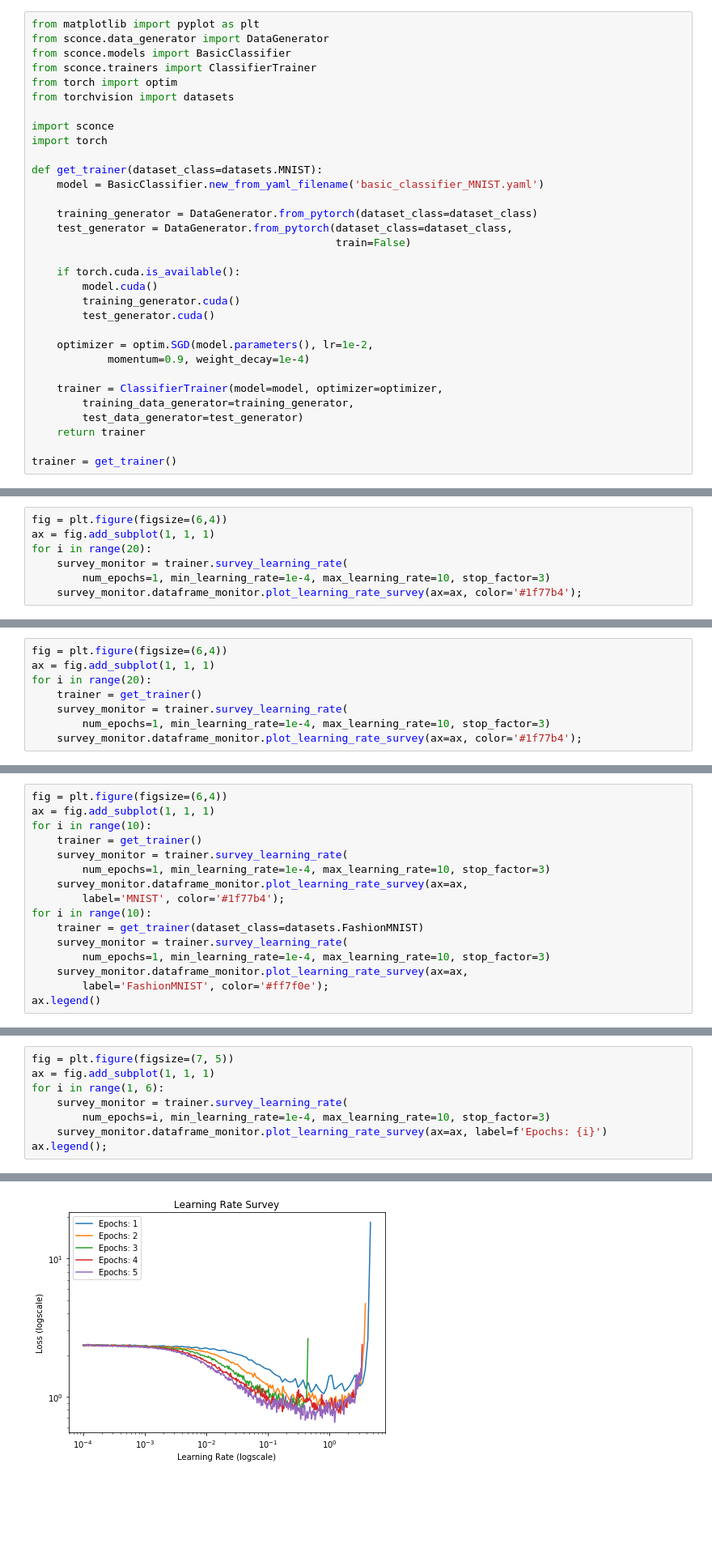
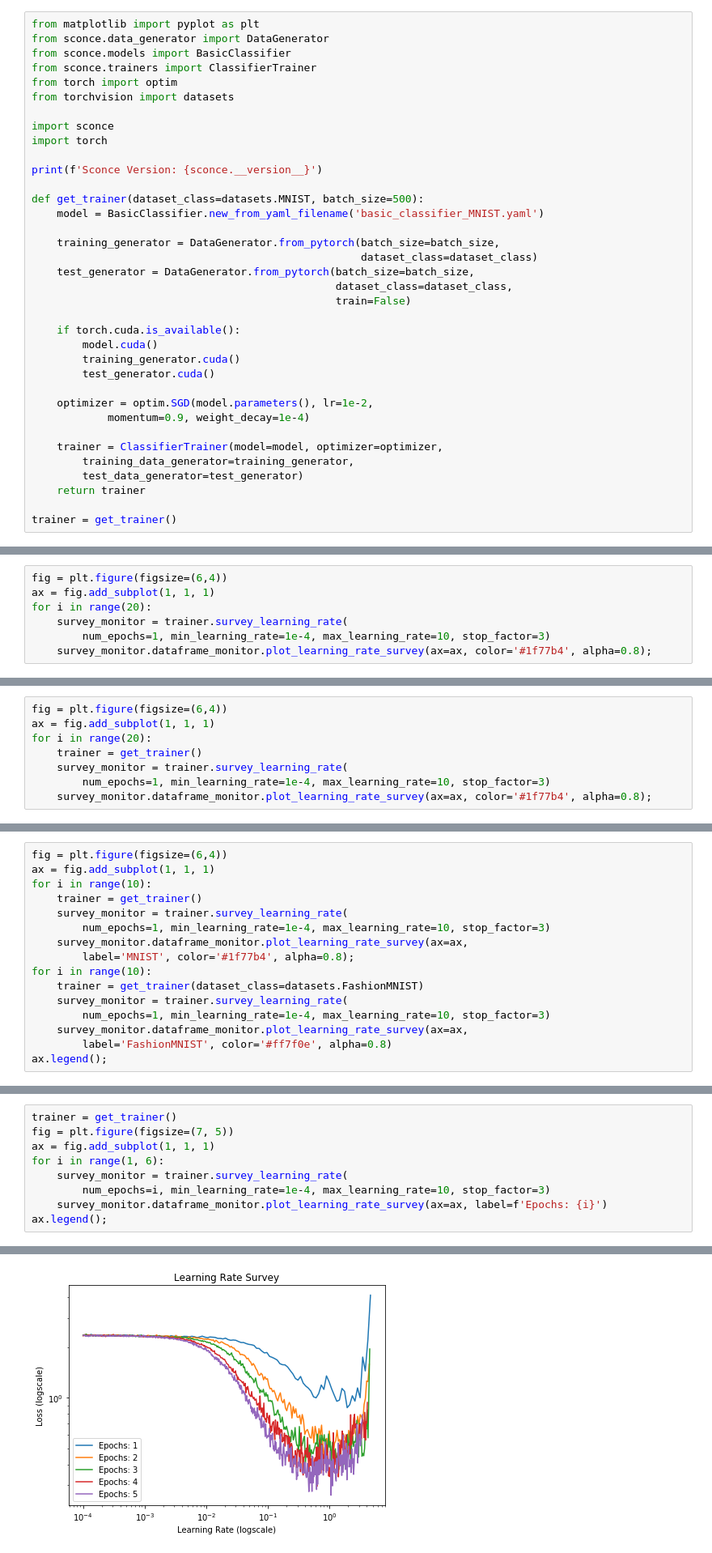
Before and after one commit to davidlmorton/learning-rate-schedules, a Jupyter notebook: exploring_learning_rate_survey.ipynb, the cells around one changed output, grey strips where cells are left out. Shown at 81% size. Drawn from its saved outputs; the diff is of its cells as text; blank space fills up the shorter version.

```diff
--- a/exploring_learning_rate_survey.ipynb
+++ b/exploring_learning_rate_survey.ipynb
@@ -33,11 +33,15 @@ from torchvision import datasets
 import sconce
 import torch
 
-def get_trainer(dataset_class=datasets.MNIST):
+print(f'Sconce Version: {sconce.__version__}')
+
+def get_trainer(dataset_class=datasets.MNIST, batch_size=500):
     model = BasicClassifier.new_from_yaml_filename('basic_classifier_MNIST.yaml')
 
-    training_generator = DataGenerator.from_pytorch(dataset_class=dataset_class)
-    test_generator = DataGenerator.from_pytorch(dataset_class=dataset_class,
+    training_generator = DataGenerator.from_pytorch(batch_size=batch_size,
+                                                    dataset_class=dataset_class)
+    test_generator = DataGenerator.from_pytorch(batch_size=batch_size,
+                                                dataset_class=dataset_class,
                                                 train=False)
 
     if torch.cuda.is_available():
@@ -80,5 +86,5 @@ ax = fig.add_subplot(1, 1, 1)
 for i in range(20):
     survey_monitor = trainer.survey_learning_rate(
         num_epochs=1, min_learning_rate=1e-4, max_learning_rate=10, stop_factor=3)
-    survey_monitor.dataframe_monitor.plot_learning_rate_survey(ax=ax, color='#1f77b4');
+    survey_monitor.dataframe_monitor.plot_learning_rate_survey(ax=ax, color='#1f77b4', alpha=0.8);
 # %% [output]
@@ -90,5 +96,5 @@ for i in range(20):
     trainer = get_trainer()
     survey_monitor = trainer.survey_learning_rate(
         num_epochs=1, min_learning_rate=1e-4, max_learning_rate=10, stop_factor=3)
-    survey_monitor.dataframe_monitor.plot_learning_rate_survey(ax=ax, color='#1f77b4');
+    survey_monitor.dataframe_monitor.plot_learning_rate_survey(ax=ax, color='#1f77b4', alpha=0.8);
 # %% [output]
@@ -109,12 +115,12 @@ for i in range(10):
     survey_monitor = trainer.survey_learning_rate(
         num_epochs=1, min_learning_rate=1e-4, max_learning_rate=10, stop_factor=3)
     survey_monitor.dataframe_monitor.plot_learning_rate_survey(ax=ax,
-        label='MNIST', color='#1f77b4');
+        label='MNIST', color='#1f77b4', alpha=0.8);
 for i in range(10):
     trainer = get_trainer(dataset_class=datasets.FashionMNIST)
     survey_monitor = trainer.survey_learning_rate(
         num_epochs=1, min_learning_rate=1e-4, max_learning_rate=10, stop_factor=3)
     survey_monitor.dataframe_monitor.plot_learning_rate_survey(ax=ax,
-        label='FashionMNIST', color='#ff7f0e');
-ax.legend()
+        label='FashionMNIST', color='#ff7f0e', alpha=0.8)
+ax.legend();
 # %% [output]
@@ -131,6 +136,7 @@ The minimum value of the loss is lower for longer duration surveys, again due to
 Importantly though, it appears that the divergence occurs consistently above LR=2 regardless of the survey duration.
 It's hard to say if the minimum shifts significantly, perhaps but not much.
 # %%
+trainer = get_trainer()
 fig = plt.figure(figsize=(7, 5))
 ax = fig.add_subplot(1, 1, 1)
 for i in range(1, 6):
@@ -143,4 +148,4 @@ ax.legend();
-[figure, old version]
+[figure, new version]
 # %% [markdown]
 ## Effect of Batch Size on Surveys
 # %% [markdown]
```
Also changed, not shown: parts of 9 cells of this notebook.
